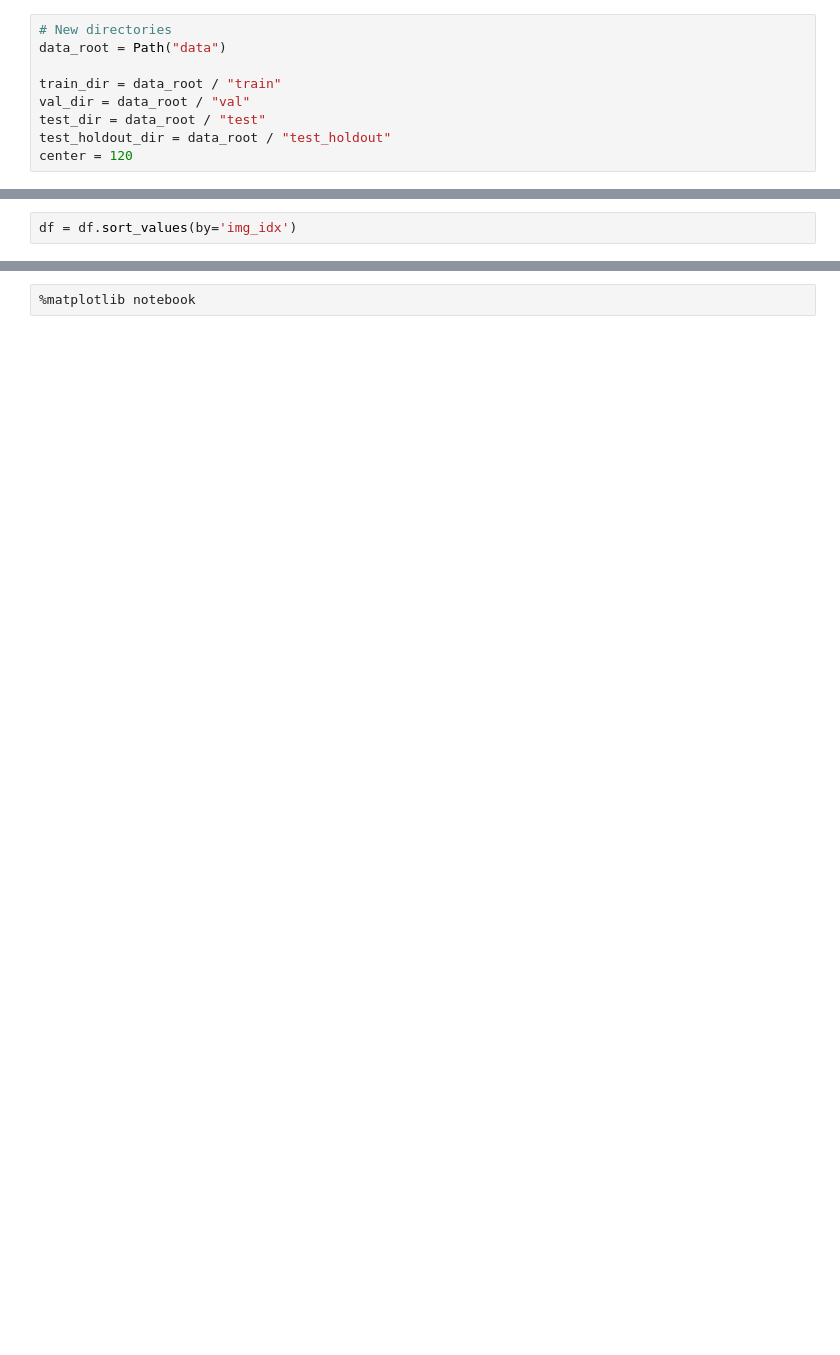
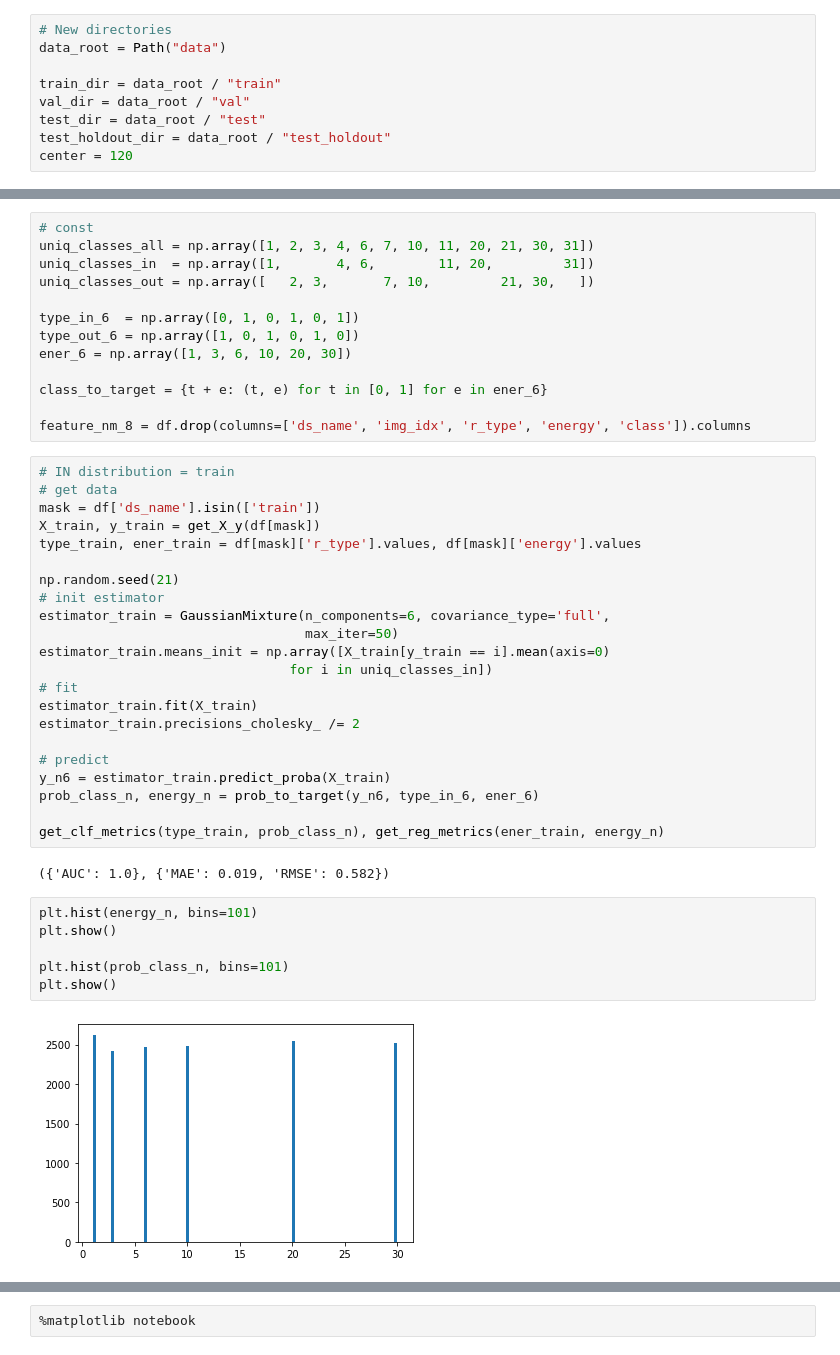
Before and after one commit to tadejsv/idao-squatting-slavs, a Jupyter notebook: dev_clustering.ipynb, the cells around one changed output, grey strips where cells are left out. Drawn from its saved outputs; the diff is of its cells as text; blank space fills up the shorter version.

```diff
--- a/dev_clustering.ipynb
+++ b/dev_clustering.ipynb
@@ -137,2 +128,0 @@ old_df = df.copy()
-# %%
-df = df.sort_values(by='img_idx')
@@ -146,0 +170,45 @@ data.shape
+# %%
+# const
+uniq_classes_all = np.array([1, 2, 3, 4, 6, 7, 10, 11, 20, 21, 30, 31])
+uniq_classes_in  = np.array([1,       4, 6,        11, 20,         31])
+uniq_classes_out = np.array([   2, 3,       7, 10,         21, 30,   ])
+
+type_in_6  = np.array([0, 1, 0, 1, 0, 1])
+type_out_6 = np.array([1, 0, 1, 0, 1, 0])
+ener_6 = np.array([1, 3, 6, 10, 20, 30])
+
+class_to_target = {t + e: (t, e) for t in [0, 1] for e in ener_6}
+
+feature_nm_8 = df.drop(columns=['ds_name', 'img_idx', 'r_type', 'energy', 'class']).columns
+# %%
+# IN distribution = train
+# get data
+mask = df['ds_name'].isin(['train'])
+X_train, y_train = get_X_y(df[mask])
+type_train, ener_train = df[mask]['r_type'].values, df[mask]['energy'].values
+
+np.random.seed(21)
+# init estimator
+estimator_train = GaussianMixture(n_components=6, covariance_type='full',
+                                  max_iter=50)
+estimator_train.means_init = np.array([X_train[y_train == i].mean(axis=0)
+                                for i in uniq_classes_in])
+# fit
+estimator_train.fit(X_train)
+estimator_train.precisions_cholesky_ /= 2
+
+# predict
+y_n6 = estimator_train.predict_proba(X_train)
+prob_class_n, energy_n = prob_to_target(y_n6, type_in_6, ener_6)
+
+get_clf_metrics(type_train, prob_class_n), get_reg_metrics(ener_train, energy_n)
+# %% [output]
+({'AUC': 1.0}, {'MAE': 0.019, 'RMSE': 0.582})
+# %%
+plt.hist(energy_n, bins=101)
+plt.show()
+
+plt.hist(prob_class_n, bins=101)
+plt.show()
+# %% [output]
+[figure, added]
```
Also changed, not shown: parts of 48 cells of this notebook.
